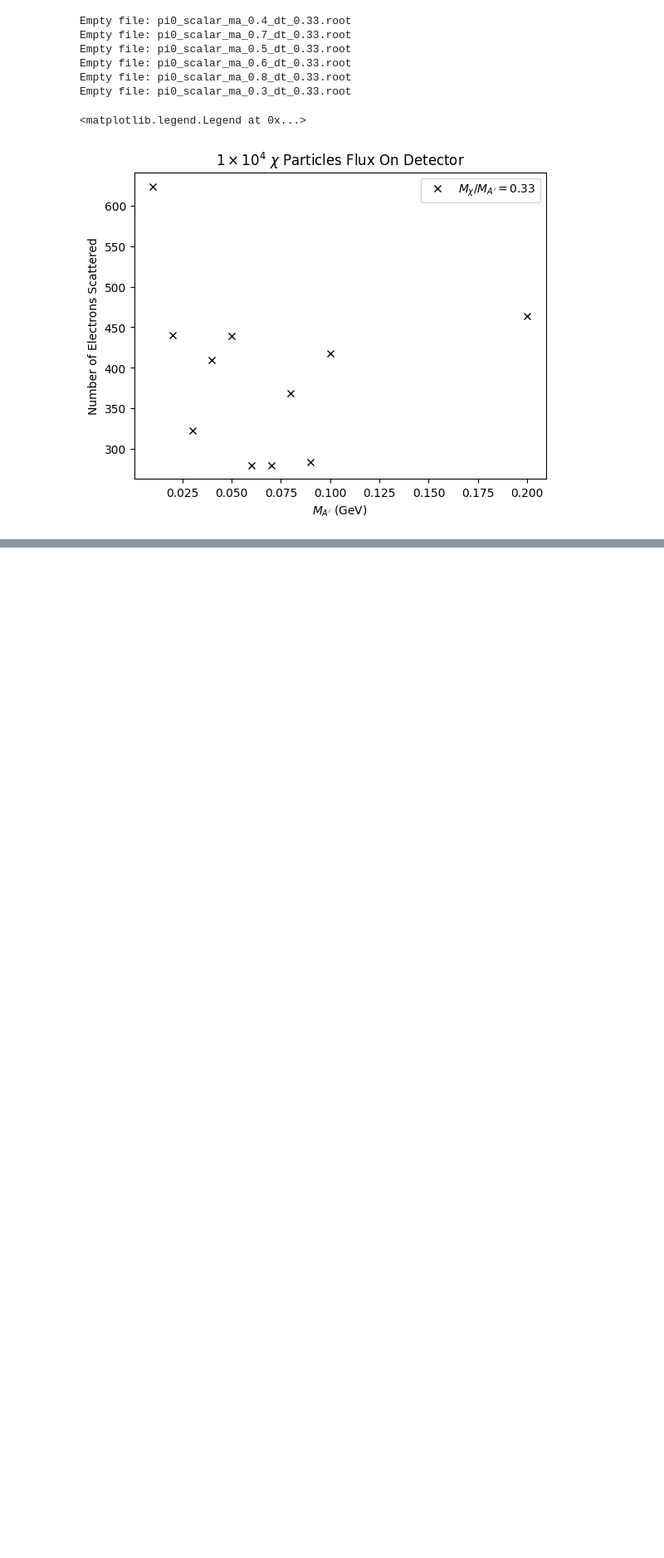
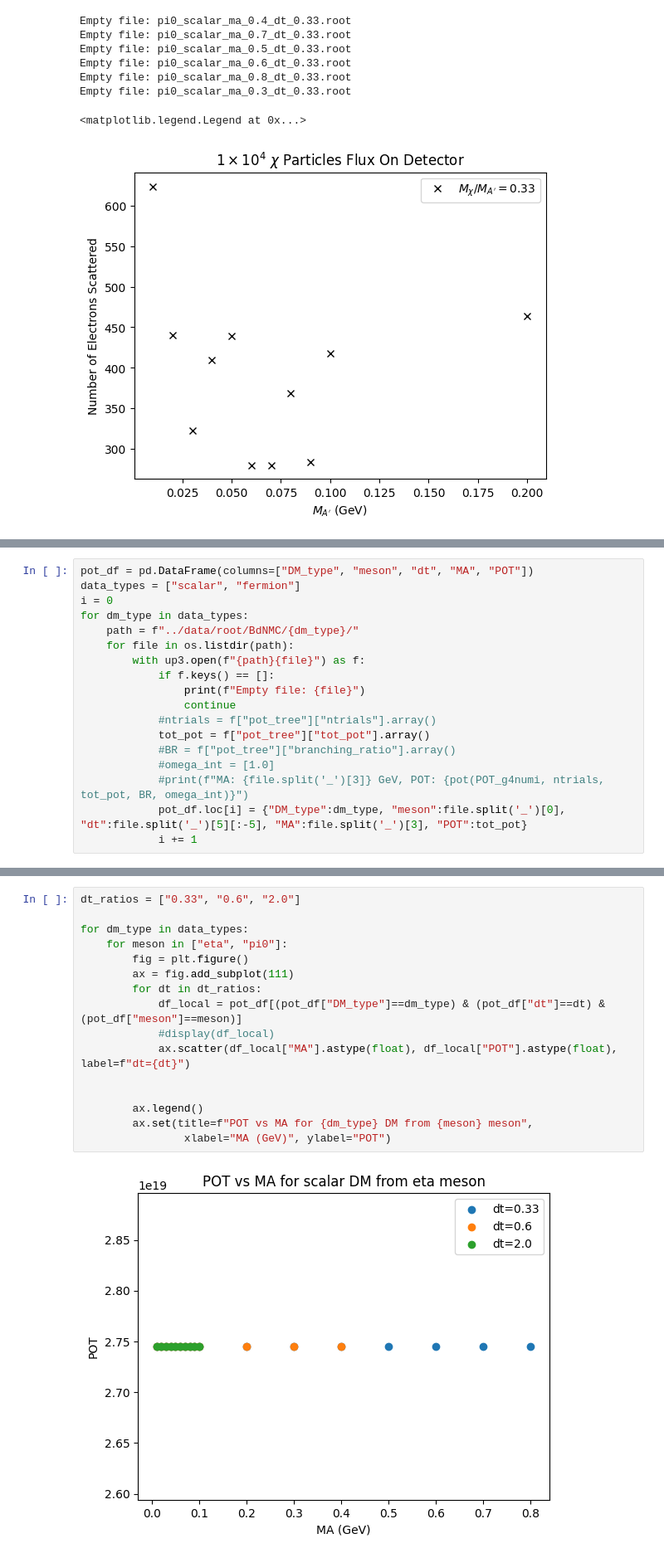
Before and after one commit to amh-137/DarkElectronScatter, a Jupyter notebook: notebooks/kinematics.ipynb, the cells around one changed output, grey strips where cells are left out. Shown at 83% size. Saved outputs shown, nothing was run; the diff lists cells and outputs as text; blank space fills up the shorter version.

```diff
--- a/notebooks/kinematics.ipynb
+++ b/notebooks/kinematics.ipynb
@@ -161,0 +165,18 @@ print(ntrials, tot_pot,BR)
+# %%
+pot_df = pd.DataFrame(columns=["DM_type", "meson", "dt", "MA", "POT"])
+data_types = ["scalar", "fermion"]
+i = 0
+for dm_type in data_types:
+    path = f"../data/root/BdNMC/{dm_type}/"
+    for file in os.listdir(path):
+        with up3.open(f"{path}{file}") as f:
+            if f.keys() == []:
+                print(f"Empty file: {file}")
+                continue
+            #ntrials = f["pot_tree"]["ntrials"].array()
+            tot_pot = f["pot_tree"]["tot_pot"].array()
+            #BR = f["pot_tree"]["branching_ratio"].array()
+            #omega_int = [1.0]
+            #print(f"MA: {file.split('_')[3]} GeV, POT: {pot(POT_g4numi, ntrials, tot_pot, BR, omega_int)}")
+            pot_df.loc[i] = {"DM_type":dm_type, "meson":file.split('_')[0], "dt":file.split('_')[5][:-5], "MA":file.split('_')[3], "POT":tot_pot}
+            i += 1
@@ -161,0 +209,18 @@ print(ntrials, tot_pot,BR)
+# %%
+dt_ratios = ["0.33", "0.6", "2.0"]
+
+for dm_type in data_types:
+    for meson in ["eta", "pi0"]:
+        fig = plt.figure()
+        ax = fig.add_subplot(111)
+        for dt in dt_ratios:
+            df_local = pot_df[(pot_df["DM_type"]==dm_type) & (pot_df["dt"]==dt) & (pot_df["meson"]==meson)]
+            #display(df_local)
+            ax.scatter(df_local["MA"].astype(float), df_local["POT"].astype(float), label=f"dt={dt}")
+
+
+        ax.legend()
+        ax.set(title=f"POT vs MA for {dm_type} DM from {meson} meson",
+                xlabel="MA (GeV)", ylabel="POT")
+# %% [output]
+[figure, added]
```
Also changed, not shown: parts of 8 cells of this notebook.
